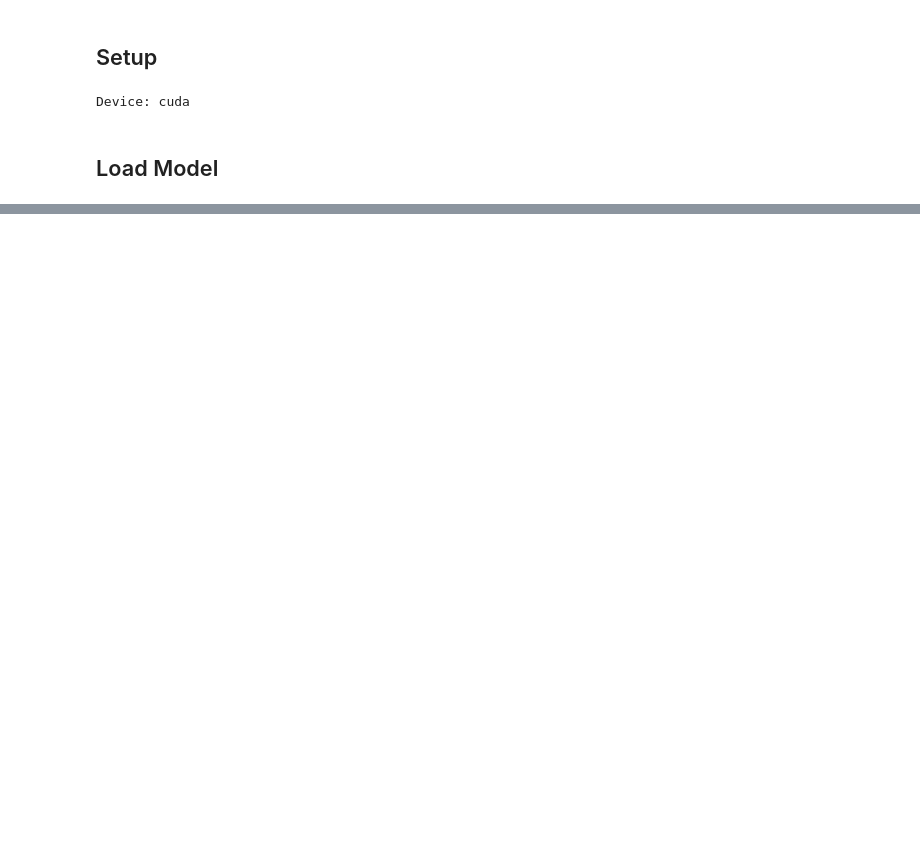
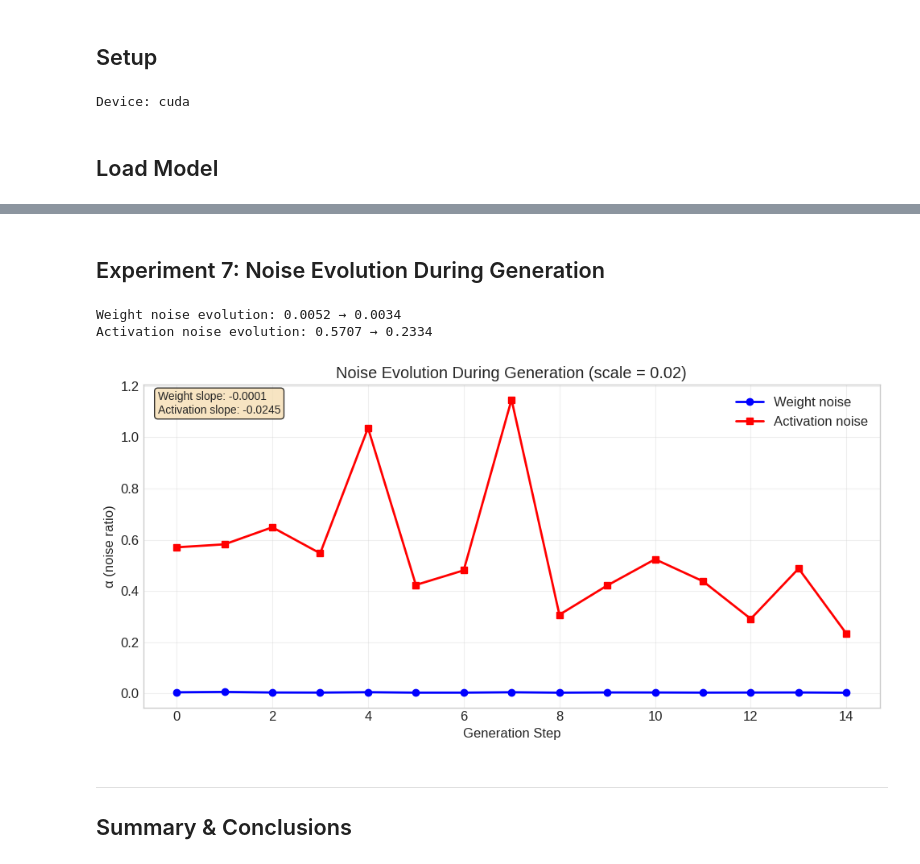
Before and after one commit to maralkh/sampling_temperature_calibration, a Jupyter notebook: temperature_calibration_weight_noise.ipynb, the cells around one changed output, grey strips where cells are left out. Cells and saved outputs as stored; diff of their text form; code cells hidden in the pictures; blank space fills up the shorter version.

```diff
--- a/temperature_calibration_weight_noise.ipynb
+++ b/temperature_calibration_weight_noise.ipynb
@@ -539,0 +485,2 @@ where $\beta$ is the empirical noise decay rate.
+# %% [markdown]
+## Experiment 7: Noise Evolution During Generation
@@ -539,0 +526,42 @@ where $\beta$ is the empirical noise decay rate.
+# %%
+prompt = "Count from 1 to 10: 1, 2,"
+noise_scale = 0.02
+
+weight_evolution = measure_evolution(model, tokenizer, prompt, 'weight', noise_scale)
+activation_evolution = measure_evolution(model, tokenizer, prompt, 'activation', noise_scale)
+
+print(f"Weight noise evolution: {weight_evolution[0]:.4f} → {weight_evolution[-1]:.4f}")
+print(f"Activation noise evolution: {activation_evolution[0]:.4f} → {activation_evolution[-1]:.4f}")
+# %% [output]
+Weight noise evolution: 0.0052 → 0.0034
+Activation noise evolution: 0.5707 → 0.2334
+# %%
+fig, ax = plt.subplots(figsize=(10, 5))
+
+steps = range(len(weight_evolution))
+ax.plot(steps, weight_evolution, 'bo-', linewidth=2, markersize=6, label='Weight noise')
+ax.plot(steps, activation_evolution, 'rs-', linewidth=2, markersize=6, label='Activation noise')
+
+# Trend lines
+w_slope = np.polyfit(steps, weight_evolution, 1)[0]
+a_slope = np.polyfit(steps, activation_evolution, 1)[0]
+
+ax.set_xlabel('Generation Step')
+ax.set_ylabel('α (noise ratio)')
+ax.set_title(f'Noise Evolution During Generation (scale = {noise_scale})')
+ax.legend()
+ax.grid(True, alpha=0.3)
+
+ax.text(0.02, 0.98, f'Weight slope: {w_slope:.4f}\nActivation slope: {a_slope:.4f}',
+        transform=ax.transAxes, va='top', fontsize=10,
+        bbox=dict(boxstyle='round', facecolor='wheat', alpha=0.8))
+
+plt.tight_layout()
+plt.savefig('noise_evolution_comparison.png', dpi=150, bbox_inches='tight')
+plt.show()
+# %% [output]
+[figure, added]
+# %% [markdown]
+---
+
+## Summary & Conclusions
```
Also changed, not shown: parts of 58 cells of this notebook.
